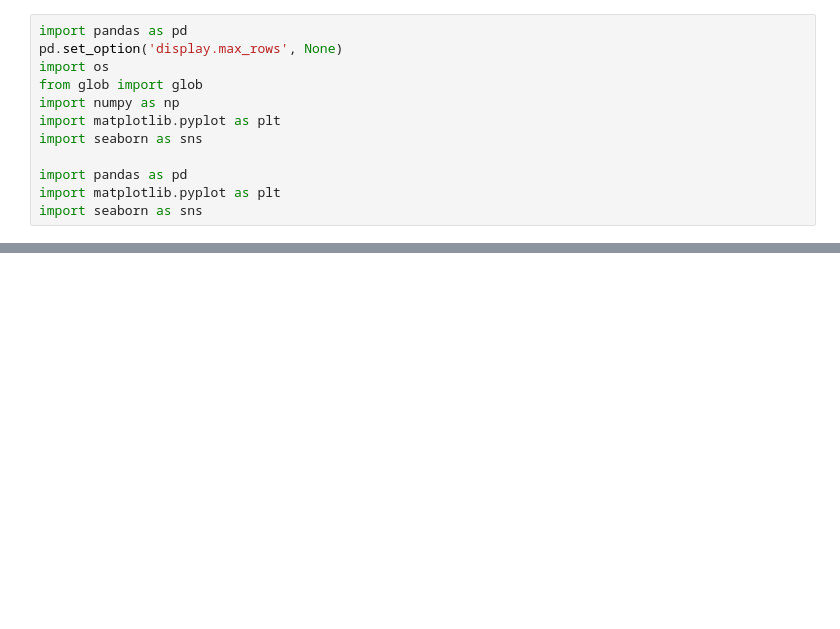
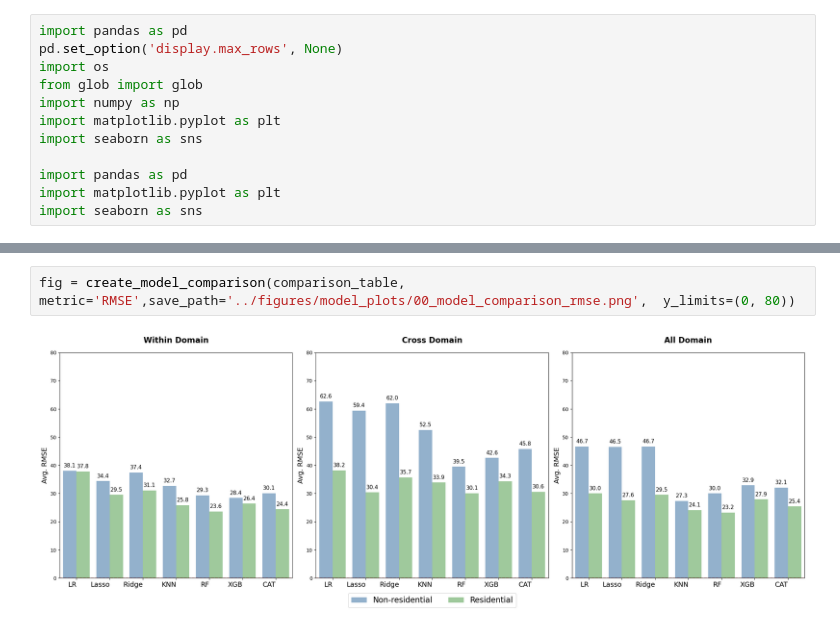
Before and after one commit to AliciaXia222/Capstone-Team-Climate-Trace, a Jupyter notebook: notebooks/070_Model_Comparison.ipynb, the cells around one changed output, grey strips where cells are left out. Drawn from its saved outputs; the diff is of its cells as text; blank space fills up the shorter version.

```diff
--- a/notebooks/070_Model_Comparison.ipynb
+++ b/notebooks/070_Model_Comparison.ipynb
@@ -246,0 +255,4 @@ plt.show()
+# %%
+fig = create_model_comparison(comparison_table, metric='RMSE',save_path='../figures/model_plots/00_model_comparison_rmse.png',  y_limits=(0, 80))
+# %% [output]
+[figure, added]
```
Also changed, not shown: parts of 7 cells of this notebook, 4 other files.
